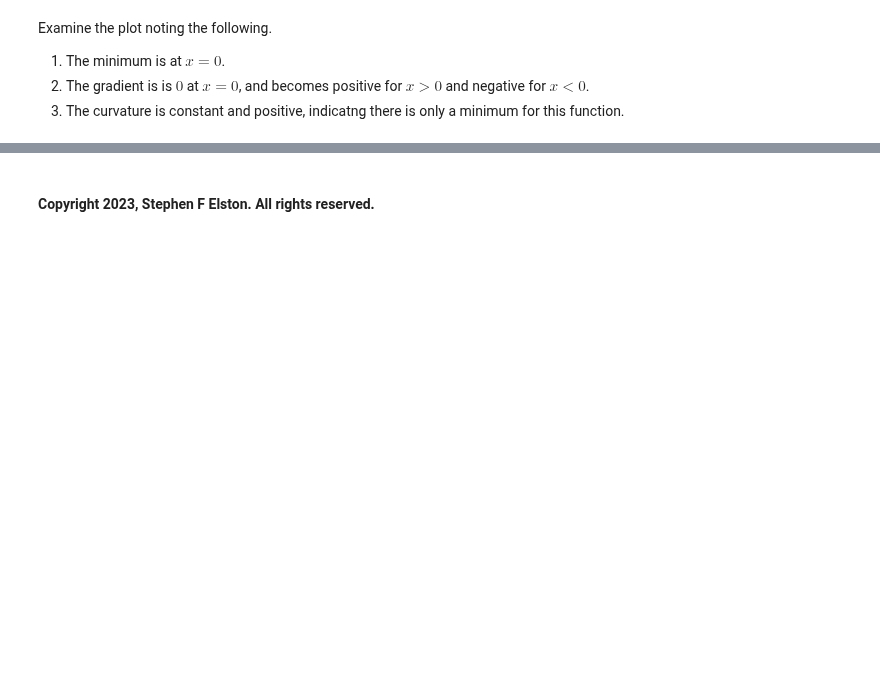
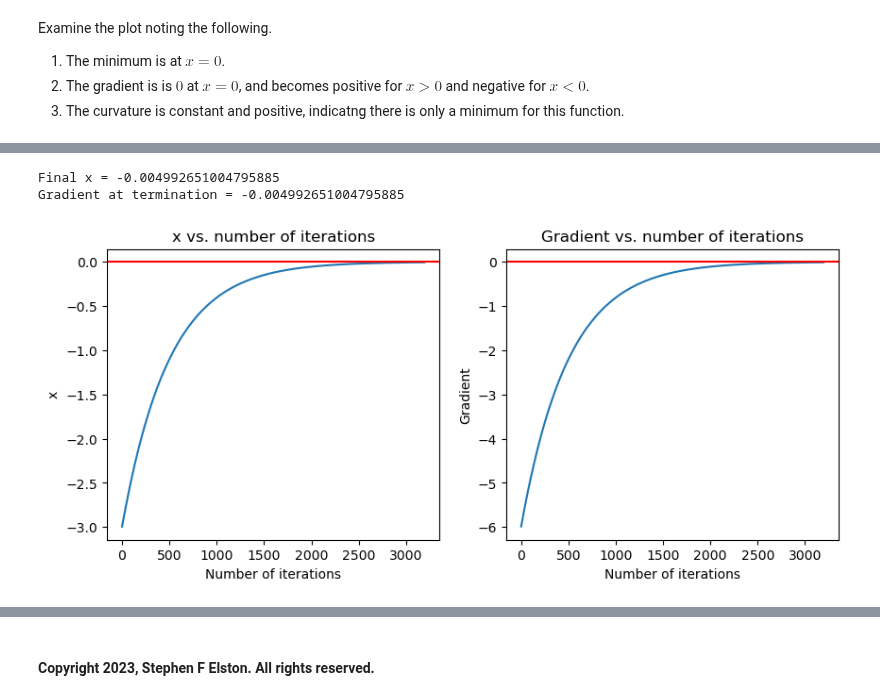
Before and after one commit to StephenElston/CSCI-E-83, a Jupyter notebook: SupplementaryMaterials/VectorCalculusReivew.ipynb, the cells around one changed output, grey strips where cells are left out. Drawn from its saved outputs; the diff is of its cells as text; code cells hidden in the pictures; blank space fills up the shorter version.

```diff
--- a/SupplementaryMaterials/VectorCalculusReivew.ipynb
+++ b/SupplementaryMaterials/VectorCalculusReivew.ipynb
@@ -49,0 +68,42 @@ Examine the plot noting the following.
+# %%
+def plot_trajectory(x_values, grad_values):
+    n_steps = len(x_values)
+    _, ax = plt.subplots(1, 2, figsize=(10,4))
+    ax = ax.flatten()
+    ax[0].plot(range(n_steps), x_values);
+    ax[0].axhline(xmin=0,xmax=n_steps, c='Red');
+    ax[0].set_xlabel('Number of iterations')
+    ax[0].set_ylabel('x')
+    ax[0].set_title('x vs. number of iterations')
+    ax[1].plot(range(n_steps), grad_values);
+    ax[1].axhline(xmin=0,xmax=n_steps, c='Red');
+    ax[1].set_xlabel('Number of iterations')
+    ax[1].set_ylabel('Gradient')
+    ax[1].set_title('Gradient vs. number of iterations')
+
+
+def gradient_descent(x0, alpha, tollerance = 0.01):
+    gradient = grad(x0)
+    x=x0
+    x_out = []
+    grad_out = []
+    while(abs(gradient) > tollerance):
+        x = x - alpha * gradient
+        gradient = grad(x)
+        x_out.append(x)
+        grad_out.append(gradient)
+    return x_out, grad_out
+
+grad = lambda x: 2*x
+
+x0 = -3
+alpha = 0.001
+x_values, grad_values = gradient_descent(x0, alpha)
+
+plot_trajectory(x_values, grad_values)
+print('Final x = ' + str(x_values[len(x_values)-1]))
+print('Gradient at termination = ' + str(x_values[len(grad_values)-1]))
+# %% [output]
+Final x = -0.004992651004795885
+Gradient at termination = -0.004992651004795885
+[figure, added]
```
Also changed, not shown: parts of 10 cells of this notebook.
